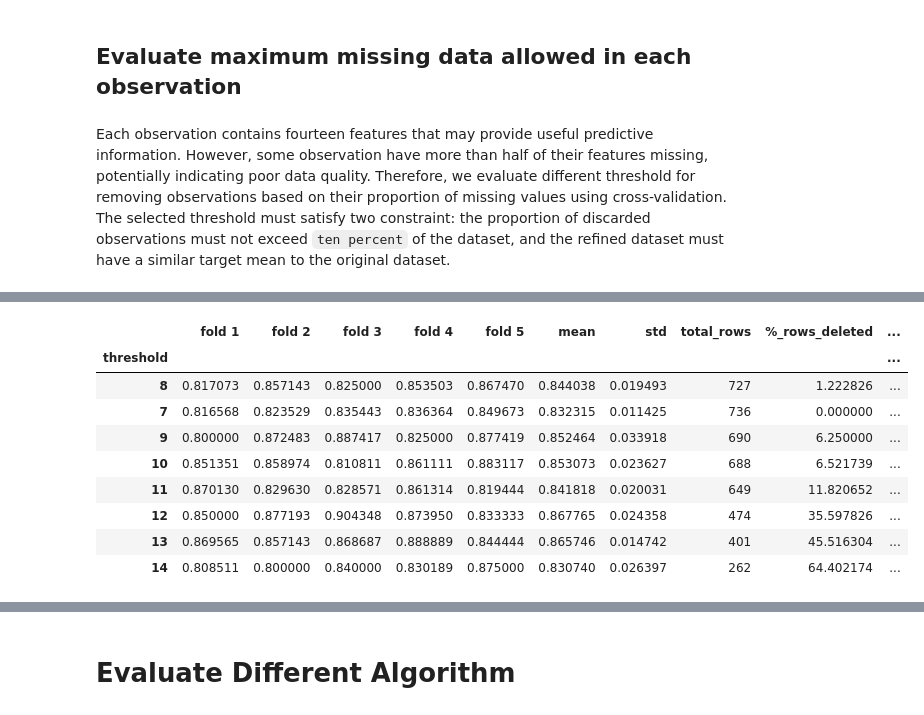
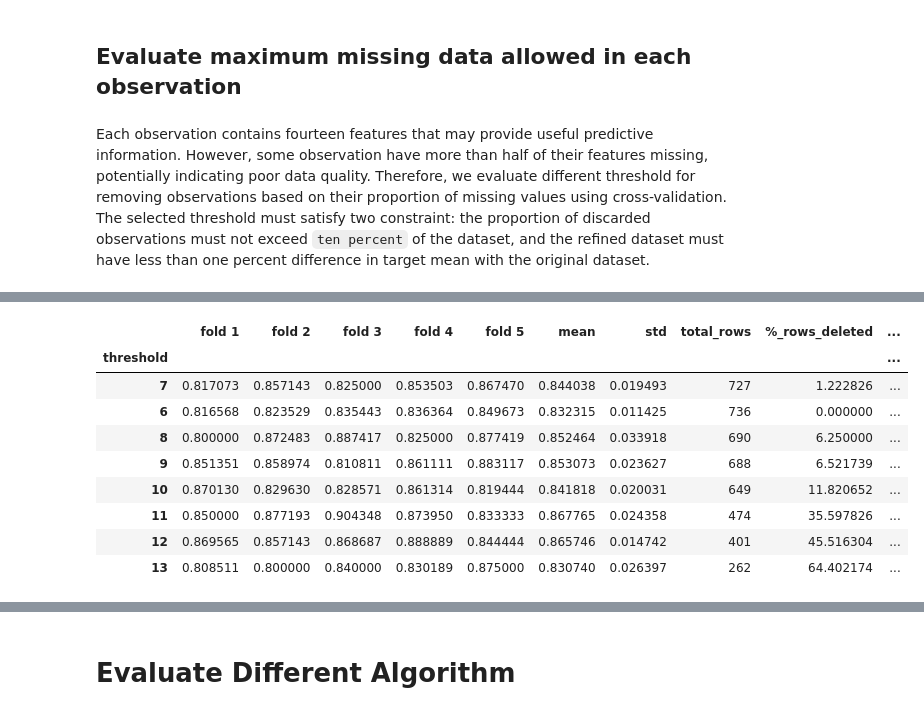
Before and after one commit to muhammadraditya28r/uci-heart-disease-ml, a Jupyter notebook: notebooks/03_data_preprocessing_and_model_training.ipynb, the cells around one changed output, grey strips where cells are left out. Saved outputs shown, nothing was run; the diff lists cells and outputs as text; code cells hidden in the pictures.

```diff
--- a/notebooks/03_data_preprocessing_and_model_training.ipynb
+++ b/notebooks/03_data_preprocessing_and_model_training.ipynb
@@ -61,11 +61,11 @@ t.cross_validate_model(logistic_regression, X_train, y_train, t.TrainingConfig()
 Each observation contains fourteen features that may provide useful predictive information.
 However, some observation have more than half of their features missing, potentially indicating poor data quality.
 Therefore, we evaluate different threshold for removing observations based on their proportion of missing values using cross-validation.
-The selected threshold must satisfy two constraint: the proportion of discarded observations must not exceed `ten percent` of the dataset, and the refined dataset must have a similar target mean to the original dataset.
+The selected threshold must satisfy two constraint: the proportion of discarded observations must not exceed `ten percent` of the dataset, and the refined dataset must have less than one percent difference in target mean with the original dataset.
 # %%
 results = []
 
-for num in range(7, 15):
+for num in range(6, 14):
     initial_rows = X_train.shape[0]
     temporary_df = X_train.copy()
     temporary_df[TARGET_COLUMN] = y_train.copy()
@@ -108,11 +108,11 @@ results
 |  | fold 1 | fold 2 | fold 3 | fold 4 | fold 5 | mean | std | total_rows | %_rows_deleted | ... |
 | threshold |  |  |  |  |  |  |  |  |  | ... |
-| 8 | 0.817073 | 0.857143 | 0.825000 | 0.853503 | 0.867470 | 0.844038 | 0.019493 | 727 | 1.222826 | ... |
-| 7 | 0.816568 | 0.823529 | 0.835443 | 0.836364 | 0.849673 | 0.832315 | 0.011425 | 736 | 0.000000 | ... |
-| 9 | 0.800000 | 0.872483 | 0.887417 | 0.825000 | 0.877419 | 0.852464 | 0.033918 | 690 | 6.250000 | ... |
-| 10 | 0.851351 | 0.858974 | 0.810811 | 0.861111 | 0.883117 | 0.853073 | 0.023627 | 688 | 6.521739 | ... |
-| 11 | 0.870130 | 0.829630 | 0.828571 | 0.861314 | 0.819444 | 0.841818 | 0.020031 | 649 | 11.820652 | ... |
-| 12 | 0.850000 | 0.877193 | 0.904348 | 0.873950 | 0.833333 | 0.867765 | 0.024358 | 474 | 35.597826 | ... |
-| 13 | 0.869565 | 0.857143 | 0.868687 | 0.888889 | 0.844444 | 0.865746 | 0.014742 | 401 | 45.516304 | ... |
-| 14 | 0.808511 | 0.800000 | 0.840000 | 0.830189 | 0.875000 | 0.830740 | 0.026397 | 262 | 64.402174 | ... |
+| 7 | 0.817073 | 0.857143 | 0.825000 | 0.853503 | 0.867470 | 0.844038 | 0.019493 | 727 | 1.222826 | ... |
+| 6 | 0.816568 | 0.823529 | 0.835443 | 0.836364 | 0.849673 | 0.832315 | 0.011425 | 736 | 0.000000 | ... |
+| 8 | 0.800000 | 0.872483 | 0.887417 | 0.825000 | 0.877419 | 0.852464 | 0.033918 | 690 | 6.250000 | ... |
+| 9 | 0.851351 | 0.858974 | 0.810811 | 0.861111 | 0.883117 | 0.853073 | 0.023627 | 688 | 6.521739 | ... |
+| 10 | 0.870130 | 0.829630 | 0.828571 | 0.861314 | 0.819444 | 0.841818 | 0.020031 | 649 | 11.820652 | ... |
+| 11 | 0.850000 | 0.877193 | 0.904348 | 0.873950 | 0.833333 | 0.867765 | 0.024358 | 474 | 35.597826 | ... |
+| 12 | 0.869565 | 0.857143 | 0.868687 | 0.888889 | 0.844444 | 0.865746 | 0.014742 | 401 | 45.516304 | ... |
+| 13 | 0.808511 | 0.800000 | 0.840000 | 0.830189 | 0.875000 | 0.830740 | 0.026397 | 262 | 64.402174 | ... |
 # %% [markdown]
```
Also changed, not shown: parts of 15 cells of this notebook, 2 other files.
